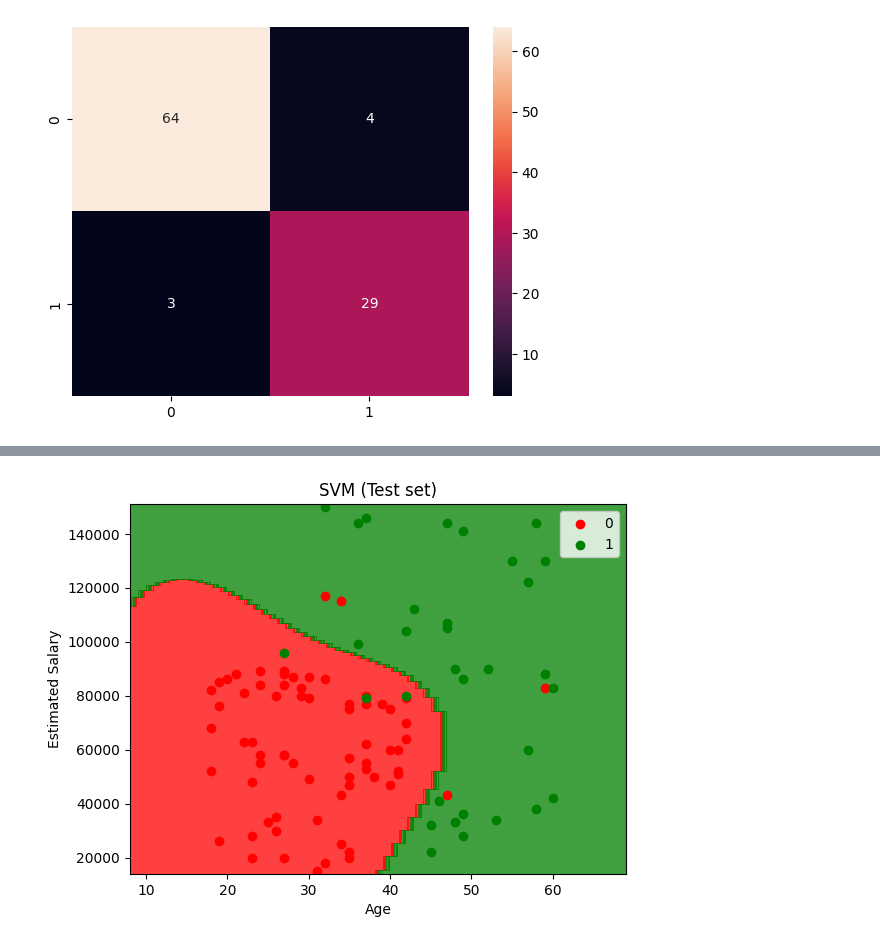
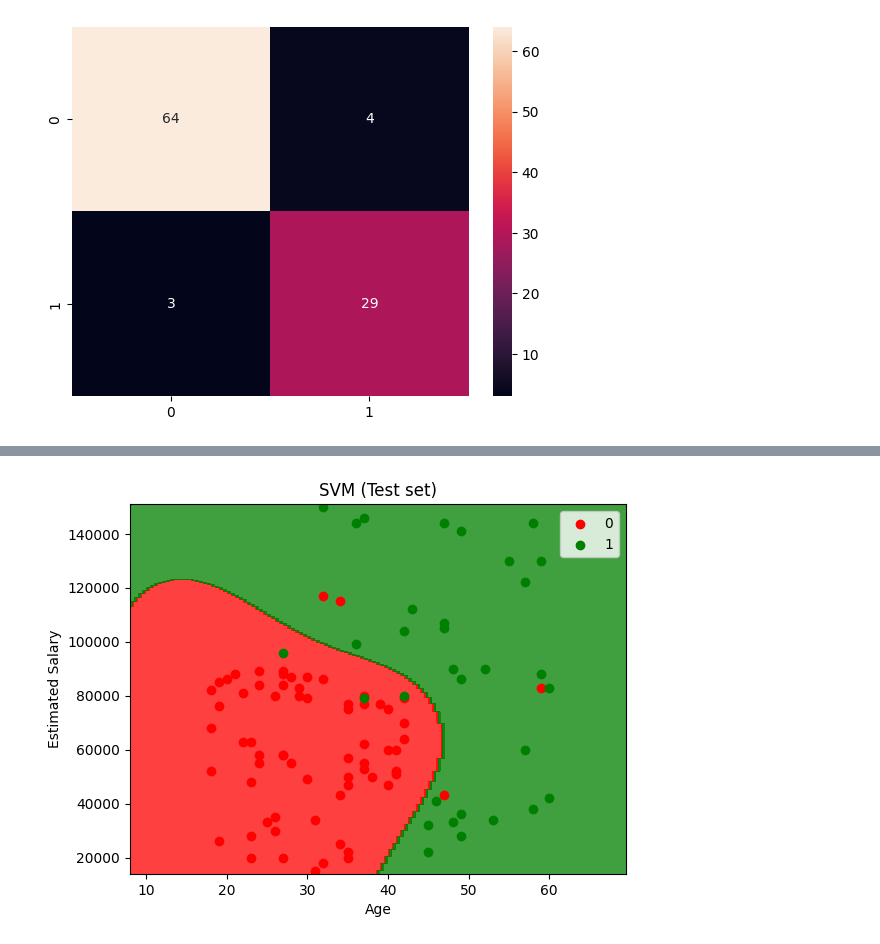
Before and after one commit to Abhay-Pratap-Singh-7/Machine-Learning, a Jupyter notebook: Classification/kernel_svm.ipynb, the cells around one changed output, grey strips where cells are left out. Cells and saved outputs as stored; diff of their text form; code cells hidden in the pictures.

```diff
--- a/Classification/kernel_svm.ipynb
+++ b/Classification/kernel_svm.ipynb
@@ -62,18 +62,18 @@ plt.show()
 # %%
 from matplotlib.colors import ListedColormap
 X_set, y_set = scaler.inverse_transform(X_test), y_test
-X1, X2 = np.meshgrid(np.arange(start = X_set[:, 0].min() - 10, stop = X_set[:, 0].max() + 10, step = 1),
-                     np.arange(start = X_set[:, 1].min() - 1000, stop = X_set[:, 1].max() + 1000, step = 1))
+X1, X2 = np.meshgrid(np.arange(start = X_set[:, 0].min() - 10, stop = X_set[:, 0].max() + 10, step = 0.5),
+                     np.arange(start = X_set[:, 1].min() - 1000, stop = X_set[:, 1].max() + 1000, step = 0.5))
 plt.contourf(X1, X2, model.predict(scaler.transform(np.array([X1.ravel(), X2.ravel()]).T)).reshape(X1.shape),
              alpha = 0.75, cmap = ListedColormap(('red', 'green')))
 plt.xlim(X1.min(), X1.max())
 plt.ylim(X2.min(), X2.max())
 for i, j in enumerate(np.unique(y_set)):
     plt.scatter(X_set[y_set == j, 0], X_set[y_set == j, 1], c = ListedColormap(('red', 'green'))(i), label = j)
 plt.title('SVM (Test set)')
 plt.xlabel('Age')
 plt.ylabel('Estimated Salary')
 plt.legend()
 plt.show()
 # %% [output]
-[figure, old version]
+[figure, new version]
```
Also changed, not shown: parts of 1 cell of this notebook, 1 other file.
